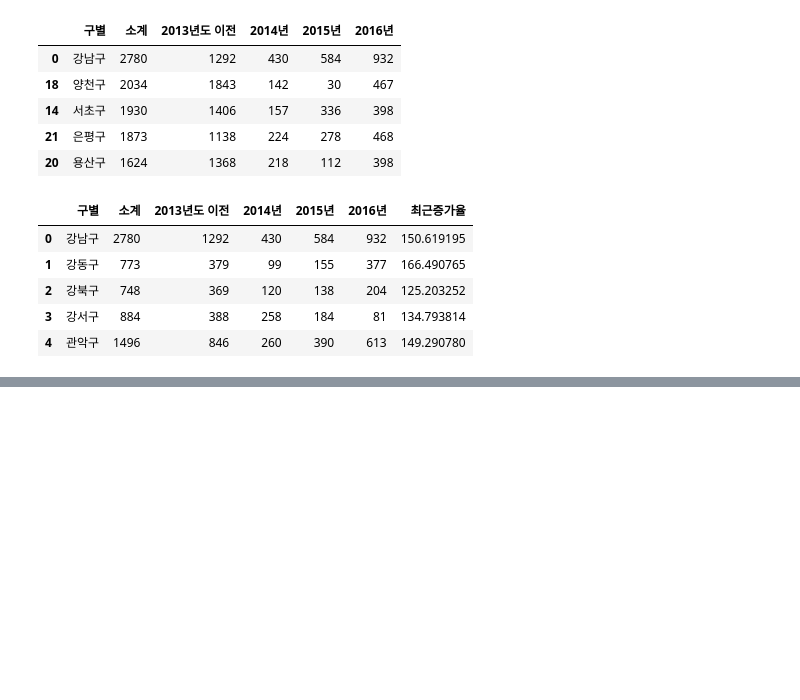
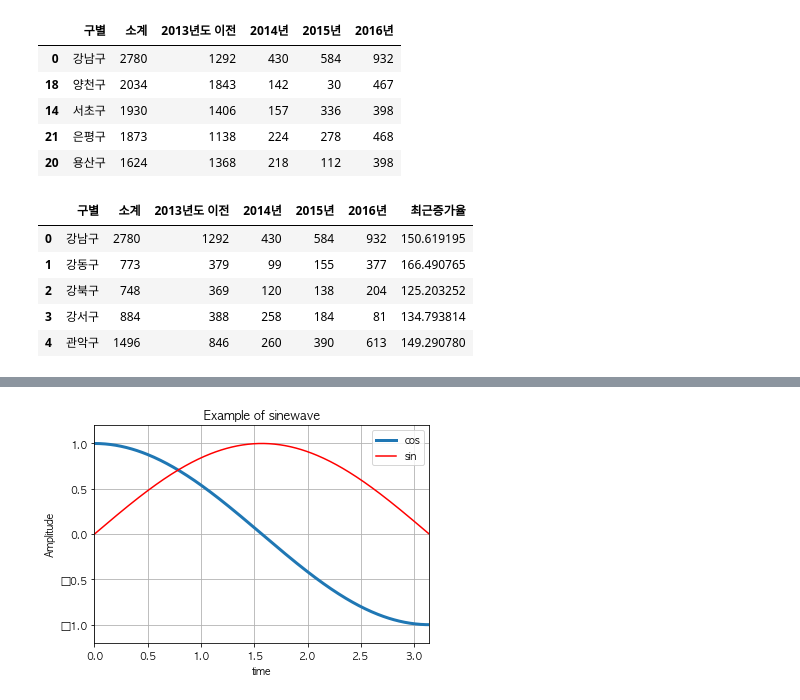
Before and after one commit to CodingSta/demo-ls-201904-pandas, a Jupyter notebook: Pandas 02 - Pinkwink.ipynb, the cells around one changed output, grey strips where cells are left out. Drawn from its saved outputs; the diff is of its cells as text; code cells hidden in the pictures; blank space fills up the shorter version.

```diff
--- a/Pandas 02 - Pinkwink.ipynb
+++ b/Pandas 02 - Pinkwink.ipynb
@@ -120,0 +290,16 @@ CCTV_Seoul.head()
+# %%
+plt.figure()#figsize=(10, 6))
+plt.grid()
+plt.plot(t, np.cos(t), lw=3, label='cos')
+plt.plot(t, np.sin(t), 'r', label='sin')
+plt.legend()
+plt.xlabel('time')       # x축 라벨 적용하기
+plt.ylabel('Amplitude')  # y축 라벨 적용하기|
+plt.title('Example of sinewave')
+
+plt.ylim(-1.2, 1.2)
+plt.xlim(0, np.pi)
+
+plt.show()
+# %% [output]
+[figure, added]
```
Also changed, not shown: parts of 21 cells of this notebook.
